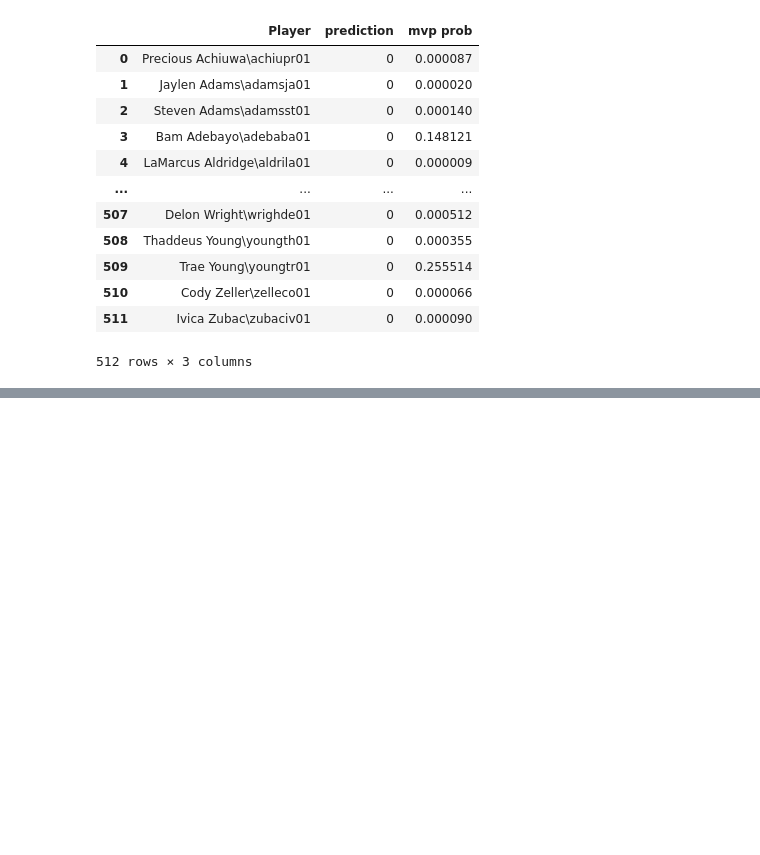
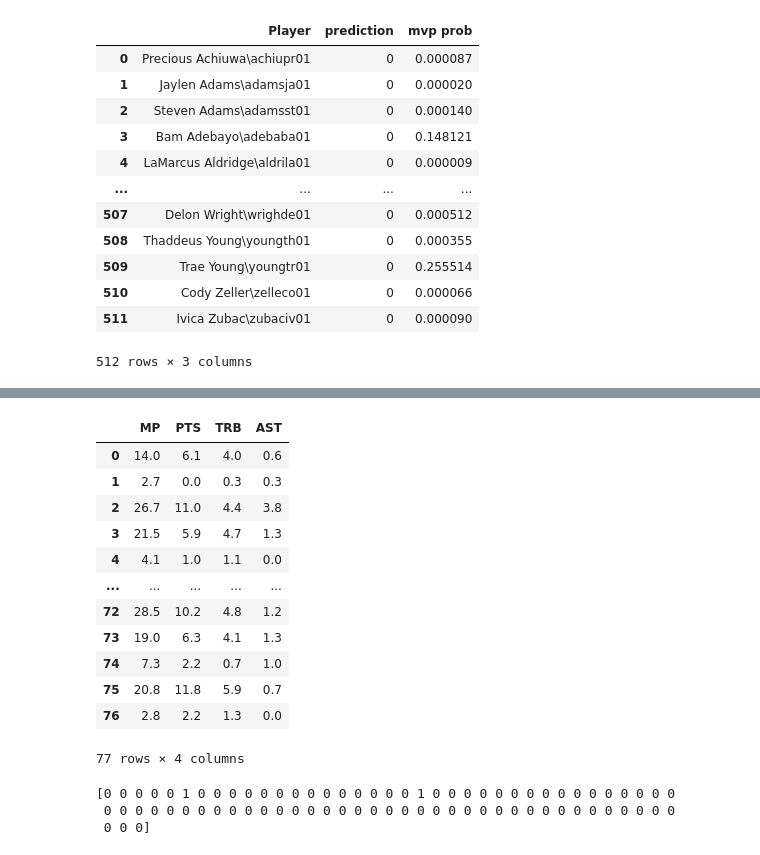
Before and after one commit to wgaechter/Group6-FinalProject, a Jupyter notebook: DataTesting.ipynb, the cells around one changed output, grey strips where cells are left out. Cells and saved outputs as stored; diff of their text form; code cells hidden in the pictures; blank space fills up the shorter version.

```diff
--- a/DataTesting.ipynb
+++ b/DataTesting.ipynb
@@ -320,0 +337,3 @@ print(f"MVP Testing Score: {roy_testing_score}")
+# %%
+current_rookies=pd.read_csv("Data/current rookies.csv")
+current_rookies.head()
@@ -320,0 +347,25 @@ print(f"MVP Testing Score: {roy_testing_score}")
+# %%
+clean_rookies = current_rookies[["MP", "PTS", "TRB", "AST"]]
+clean_rookies = clean_rookies.fillna(0)
+clean_rookies
+# %% [output]
+|  | MP | PTS | TRB | AST |
+| 0 | 14.0 | 6.1 | 4.0 | 0.6 |
+| 1 | 2.7 | 0.0 | 0.3 | 0.3 |
+| 2 | 26.7 | 11.0 | 4.4 | 3.8 |
+| 3 | 21.5 | 5.9 | 4.7 | 1.3 |
+| 4 | 4.1 | 1.0 | 1.1 | 0.0 |
+| ... | ... | ... | ... | ... |
+| 72 | 28.5 | 10.2 | 4.8 | 1.2 |
+| 73 | 19.0 | 6.3 | 4.1 | 1.3 |
+| 74 | 7.3 | 2.2 | 0.7 | 1.0 |
+| 75 | 20.8 | 11.8 | 5.9 | 0.7 |
+| 76 | 2.8 | 2.2 | 1.3 | 0.0 |
+77 rows × 4 columns
+# %%
+roy_21_prediction = clf.predict(clean_rookies)
+print(roy_21_prediction)
+# %% [output]
+[0 0 0 0 0 1 0 0 0 0 0 0 0 0 0 0 0 0 0 0 1 0 0 0 0 0 0 0 0 0 0 0 0 0 0 0 0
+ 0 0 0 0 0 0 0 0 0 0 0 0 0 0 0 0 0 0 0 0 0 0 0 0 0 0 0 0 0 0 0 0 0 0 0 0 0
+ 0 0 0]
```
Also changed, not shown: parts of 11 cells of this notebook, 3 other files.
